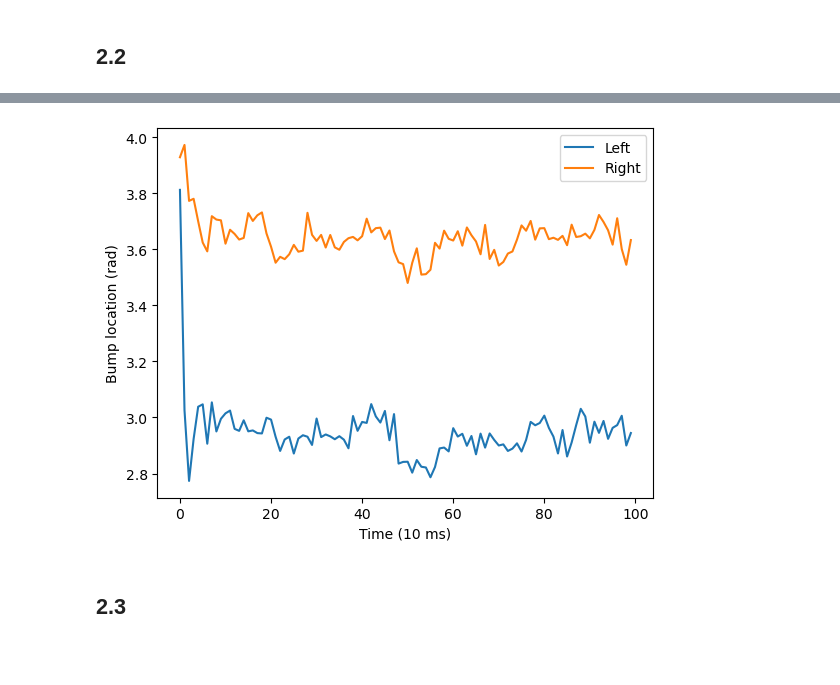
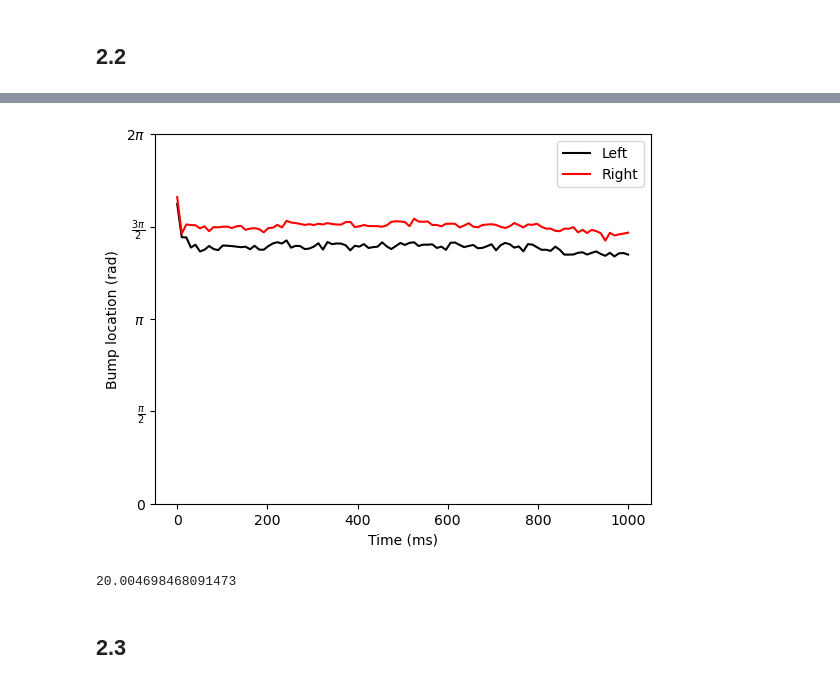
Before and after one commit to CamilleChallier/NX-465-Bump_Attractors, a Jupyter notebook: 2_integration.ipynb, the cells around one changed output, grey strips where cells are left out. Saved outputs shown, nothing was run; the diff lists cells and outputs as text; code cells hidden in the pictures; blank space fills up the shorter version.

```diff
--- a/2_integration.ipynb
+++ b/2_integration.ipynb
@@ -24,20 +24,20 @@ from simulation import get_bump
 np.random.seed(1)
 # %%
 J = 3
-theta = 20*np.pi/180
+theta = 10*np.pi/180
 
 fig, ax = plt.subplots(1, 2, figsize=(10, 5))
 
 network = TwoPopulationSimulation(J = J, theta = theta)
 
 hL,sL, hR, sR = network.simulation(initial_voltage=network.uniform_voltage)
+sL1, sR1 = bins_spike(sL, 1), bins_spike(sR, 1)
 
-# s = bins_spike(s, 1)
-spike_timesL = [np.where(sL.T[i] !=0)[0] for i in range(ct.N)]
-spike_timesR = [np.where(sR.T[i] !=0)[0] for i in range(ct.N)]
+spike_timesL = [np.where(sL1.T[i] !=0)[0] for i in range(ct.N)]
+spike_timesR = [np.where(sR1.T[i] !=0)[0] for i in range(ct.N)]
 
-ax[0].eventplot(spike_timesL, orientation='horizontal')
-ax[1].eventplot(spike_timesR, orientation='horizontal')
+ax[0].eventplot(spike_timesL, orientation='horizontal', color='black', linewidth=0.5)
+ax[1].eventplot(spike_timesR, orientation='horizontal', color='red', linewidth=0.5)
 ax[0].set_title(f'Left population')
 ax[1].set_title(f'Right population')
 ax[0].set_xlabel('Time (ms)')
@@ -50,17 +50,26 @@ plt.show()
 # %%
-sL = bins_spike(sL, 10)
-sR = bins_spike(sR, 10)
+sL10 = bins_spike(sL, 10)
+sR10 = bins_spike(sR, 10)
 
-bump_locationR = get_bump(sR, N = ct.N)
-bump_locationL = get_bump(sL, N = ct.N)
-plt.plot(bump_locationL, label='Left')
-plt.plot(bump_locationR, label='Right')
-plt.xlabel('Time (10 ms)')
+
+bump_locationL = get_bump(sL10, N = ct.N)
+bump_locationR = get_bump(sR10, N = ct.N)
+
+time = np.linspace(0, 1000, len(bump_locationL), endpoint=True)
+plt.plot(time, bump_locationL, label='Left', color='black')
+plt.plot(time, bump_locationR, label='Right', color='red')
+plt.xlabel('Time (ms)')
 plt.ylabel('Bump location (rad)')
+plt.yticks(np.linspace(0,2*np.pi,5, endpoint=True), ['0', r'$\frac{\pi}{2}$', r'$\pi$', r'$\frac{3\pi}{2}$', r'$2\pi$'])
 plt.legend()
 plt.show()
 # %% [output]
-[figure, old version]
+[figure, new version]
+# %%
+# we expect 20 because theta is 10°
+print(np.abs(np.mean(bump_locationL)-np.mean(bump_locationR))/np.pi*180)
+# %% [output]
+20.004698468091473
 # %% [markdown]
 ## 2.3
 # %%
```
Also changed, not shown: parts of 1 cell of this notebook, 1 other file.
